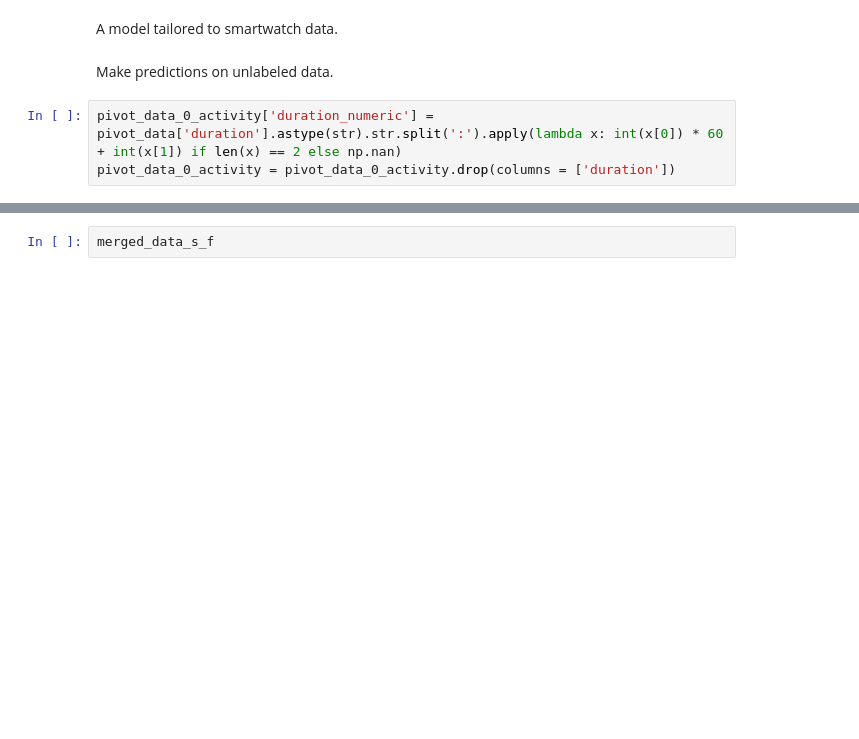
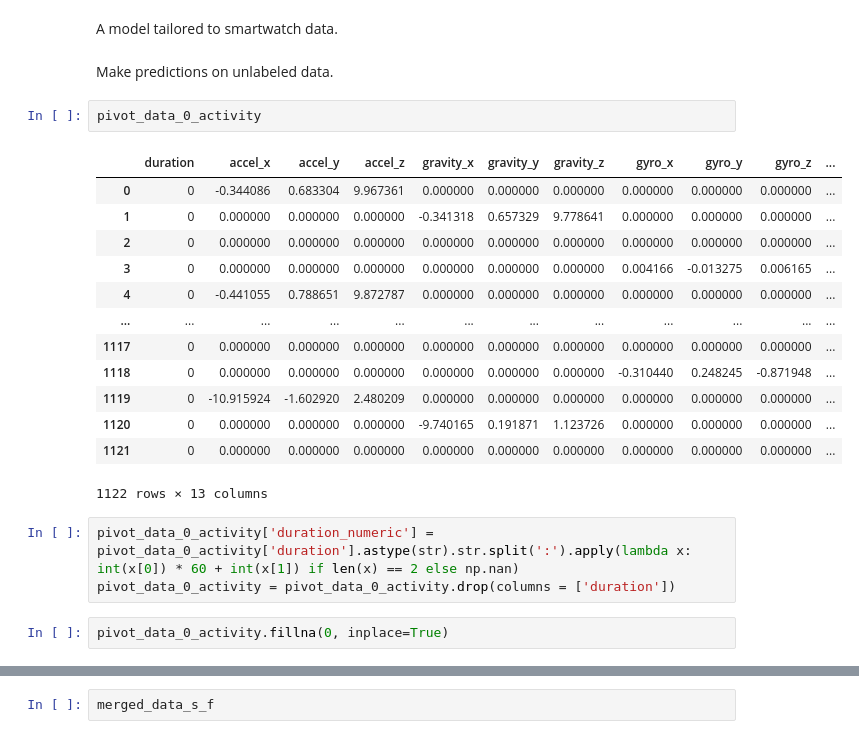
Before and after one commit to twotango/messenger, a Jupyter notebook: Research/Weeks/Week 13/Week_13_2.ipynb, the cells around one changed output, grey strips where cells are left out. Drawn from its saved outputs; the diff is of its cells as text; blank space fills up the shorter version.

```diff
--- a/Research/Weeks/Week 13/Week_13_2.ipynb
+++ b/Research/Weeks/Week 13/Week_13_2.ipynb
@@ -177,6 +177,24 @@ weighted avg       0.60      0.25      0.21      4981
 A model tailored to smartwatch data.
 # %% [markdown]
 Make predictions on unlabeled data.
+# %%
+pivot_data_0_activity
+# %% [output]
+|  | duration | accel_x | accel_y | accel_z | gravity_x | gravity_y | gravity_z | gyro_x | gyro_y | gyro_z | ... |
+| 0 | 0 | -0.344086 | 0.683304 | 9.967361 | 0.000000 | 0.000000 | 0.000000 | 0.000000 | 0.000000 | 0.000000 | ... |
+| 1 | 0 | 0.000000 | 0.000000 | 0.000000 | -0.341318 | 0.657329 | 9.778641 | 0.000000 | 0.000000 | 0.000000 | ... |
+| 2 | 0 | 0.000000 | 0.000000 | 0.000000 | 0.000000 | 0.000000 | 0.000000 | 0.000000 | 0.000000 | 0.000000 | ... |
+| 3 | 0 | 0.000000 | 0.000000 | 0.000000 | 0.000000 | 0.000000 | 0.000000 | 0.004166 | -0.013275 | 0.006165 | ... |
+| 4 | 0 | -0.441055 | 0.788651 | 9.872787 | 0.000000 | 0.000000 | 0.000000 | 0.000000 | 0.000000 | 0.000000 | ... |
+| ... | ... | ... | ... | ... | ... | ... | ... | ... | ... | ... | ... |
+| 1117 | 0 | 0.000000 | 0.000000 | 0.000000 | 0.000000 | 0.000000 | 0.000000 | 0.000000 | 0.000000 | 0.000000 | ... |
+| 1118 | 0 | 0.000000 | 0.000000 | 0.000000 | 0.000000 | 0.000000 | 0.000000 | -0.310440 | 0.248245 | -0.871948 | ... |
+| 1119 | 0 | -10.915924 | -1.602920 | 2.480209 | 0.000000 | 0.000000 | 0.000000 | 0.000000 | 0.000000 | 0.000000 | ... |
+| 1120 | 0 | 0.000000 | 0.000000 | 0.000000 | -9.740165 | 0.191871 | 1.123726 | 0.000000 | 0.000000 | 0.000000 | ... |
+| 1121 | 0 | 0.000000 | 0.000000 | 0.000000 | 0.000000 | 0.000000 | 0.000000 | 0.000000 | 0.000000 | 0.000000 | ... |
+1122 rows × 13 columns
 # %%
-pivot_data_0_activity['duration_numeric'] = pivot_data['duration'].astype(str).str.split(':').apply(lambda x: int(x[0]) * 60 + int(x[1]) if len(x) == 2 else np.nan)
+pivot_data_0_activity['duration_numeric'] = pivot_data_0_activity['duration'].astype(str).str.split(':').apply(lambda x: int(x[0]) * 60 + int(x[1]) if len(x) == 2 else np.nan)
 pivot_data_0_activity = pivot_data_0_activity.drop(columns = ['duration'])
+# %%
+pivot_data_0_activity.fillna(0, inplace=True)
```
Also changed, not shown: parts of 4 cells of this notebook, 1 other file.
